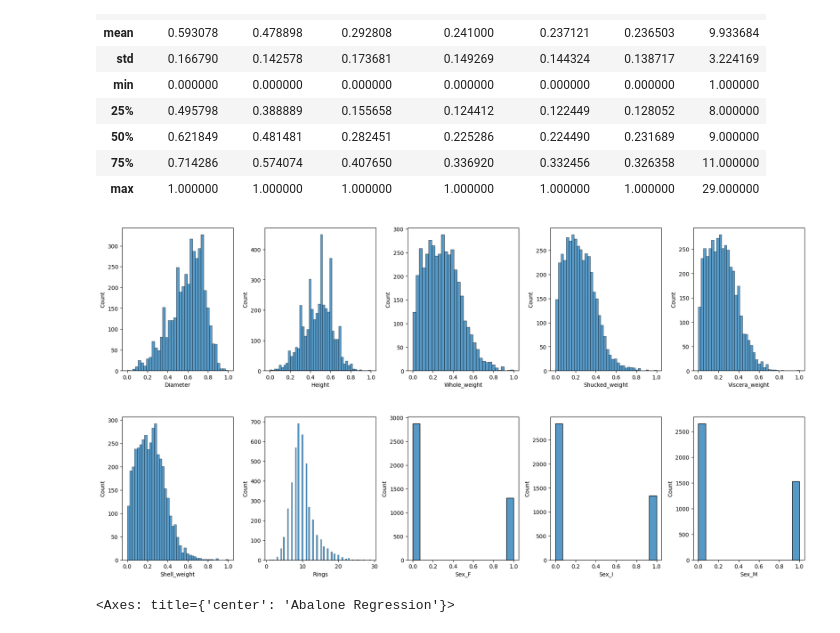
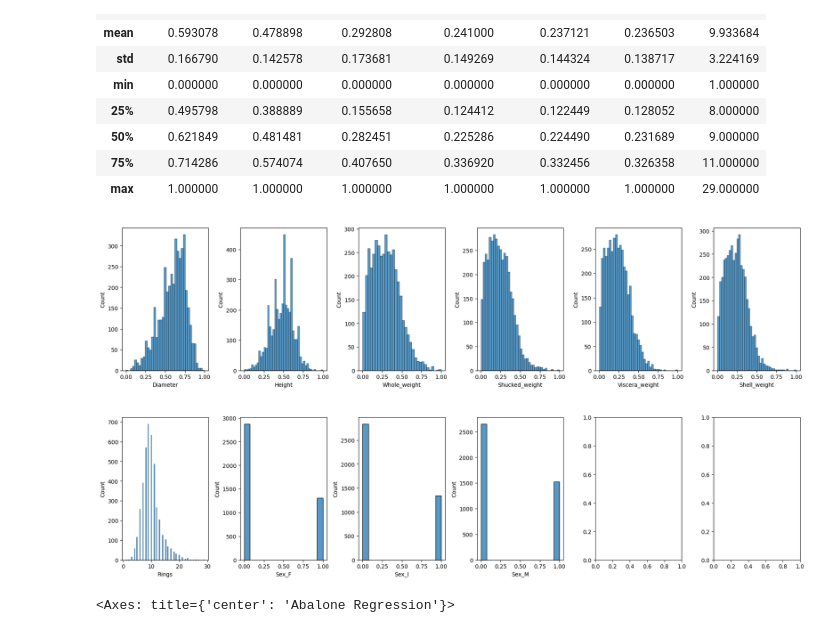
Before and after one commit to CloudSkytec/ML-CW1, a Jupyter notebook: Yuhong Y/abalone.ipynb, the cells around one changed output. Cells and saved outputs as stored; diff of their text form; code cells hidden in the pictures.

```diff
--- a/Yuhong Y/abalone.ipynb
+++ b/Yuhong Y/abalone.ipynb
@@ -165,17 +165,17 @@ df.describe()
 | 75% | 0.714286 | 0.574074 | 0.407650 | 0.336920 | 0.332456 | 0.326358 | 11.000000 |
 | max | 1.000000 | 1.000000 | 1.000000 | 1.000000 | 1.000000 | 1.000000 | 29.000000 |
 # %%
-fig, ax = plt.subplots(ncols=5, nrows=2, figsize=(18,9))
+fig, ax = plt.subplots(ncols=6, nrows=2, figsize=(18,9))
 index = 0
 ax = ax.flatten()
 
 for col, value in df.items():
     if col != 'type':
         sns.histplot(value, ax=ax[index])
         index += 1
 plt.tight_layout(pad=0.5, w_pad=0.7, h_pad=5.0)
 # %% [output]
-[figure, old version]
+[figure, new version]
 # %%
 corrMatt = df.corr(numeric_only=True)
 # Generate a mask for the upper triangle
```
Also changed, not shown: parts of 1 cell of this notebook, 2 other files.
